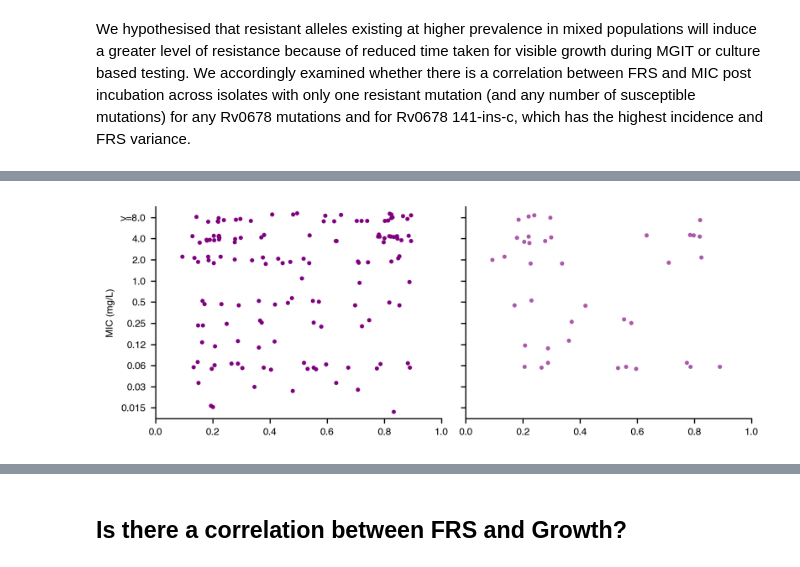
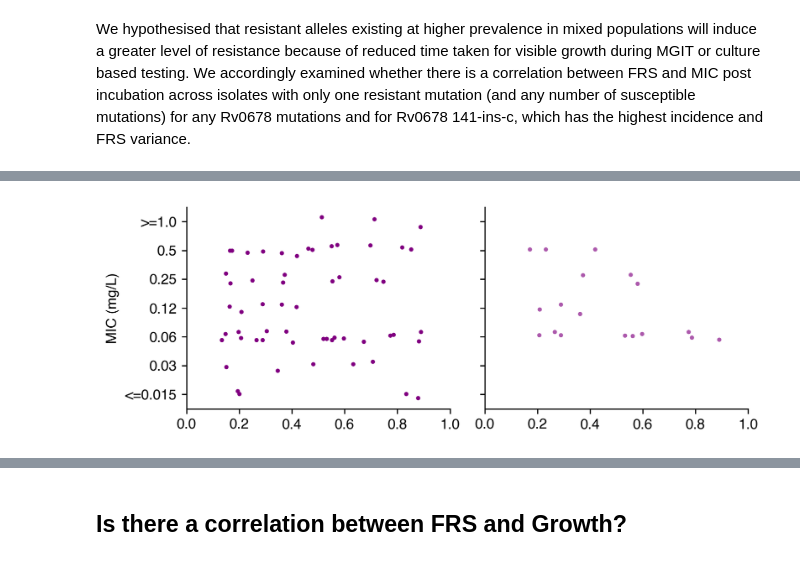
Before and after one commit to fowler-lab/tb-bdq-cat, a Jupyter notebook: Results_1.ipynb, the cells around one changed output, grey strips where cells are left out. Drawn from its saved outputs; the diff is of its cells as text; code cells hidden in the pictures.

```diff
--- a/Results_1.ipynb
+++ b/Results_1.ipynb
@@ -1186,7 +1194,7 @@ all["MIC_FLOAT"] = utils.mic_to_float(all["METHOD_MIC"].tolist())
 
 R_muts = catalogue_df[catalogue_df.PREDICTION == "R"].MUTATION.tolist()
 # should only look at samples with a single R mutation (can have multipled S) that has been catalogued as R
-ids, solo_Rs = all.UNIQUEID.unique(), []
+ids, solo_Rs = all[all.METHOD_3.isin(['UKMYC5', 'UKMYC6'])].UNIQUEID.unique(), []
 for i in ids:
     df = all[all.UNIQUEID == i]
     if len(df[(df.MUTATION.isin(R_muts))]) == 1:
@@ -1221,5 +1242,8 @@ df_mic["MIC"] = [str(i) for i in df_mic.MIC]
 # %%
 fig, axes = plt.subplots(nrows=1, ncols=2, figsize=(6.69, 2.5))
+
+#collapse tails, as they don't align across palte designs
+df_mic['MIC'] = df_mic['MIC'].replace({'0.008': '0.015', '2': '1'})
 
 
 # axes[0].set_ylim(0, 3.5)
@@ -1231,9 +1255,7 @@ y_axis_order = [
     "0.25",
     "0.5",
     "1.0",
-    "2.0",
-    "4.0",
-    "8.0",
+
 ]
 #plot FRS vs MIC for pooled variants with FRS below 0.9 (ie heteresistant variants), for all Rv0678 solos
 sns.stripplot(
@@ -1241,36 +1263,36 @@ sns.stripplot(
 )
 axes[0].invert_yaxis()
 axes[0].set_yticklabels(
-    ["0.015", "0.03", "0.06", "0.12", "0.25", "0.5", "1.0", "2.0", "4.0", ">=8.0"]
+    [ "<=0.015", "0.03", "0.06", "0.12", "0.25", "0.5", ">=1.0"]
 )
 axes[0].set_ylabel("MIC (mg/L)")
 axes[0].set_xlabel("")
 axes[0].tick_params(axis="both")
 axes[0].set_xlim(0, 1)
 #plot FRS vs MIC for variants with FRS below 0.9 (ie heteresistant variants), for 141_ins_c, the most frequently observed heteresistant mutation
 sns.stripplot(
     x="FRS",
     y="MIC",
     data=df_mic[(df_mic.MUTATION == "Rv0678@141_ins_c") & (df_mic.FRS < 0.9)],
     ax=axes[1],
     jitter=0.2,
     color="purple",
     order=y_axis_order,
     size=3,
     alpha=0.65
 )
 axes[1].invert_yaxis()
 axes[1].set_yticklabels(
-    ["0.015", "0.03", "0.06", "0.12", "0.25", "0.5", "1.0", "2.0", "4.0", ">=8.0"]
+    [ "<=0.015", "0.03", "0.06", "0.12", "0.25", "0.5", ">=1.0"]
 )
 axes[1].set_xlim(0, 1)
 axes[1].set_ylabel("")
 axes[1].set_xlabel("")
 axes[1].tick_params(axis="both", )
 axes[1].set_yticklabels([])
 plt.tight_layout()
 sns.despine()
 
 plt.show()
 # %% [output]
-[figure, old version]
+[figure, new version]
```
Also changed, not shown: parts of 5 cells of this notebook, 1 other file.
